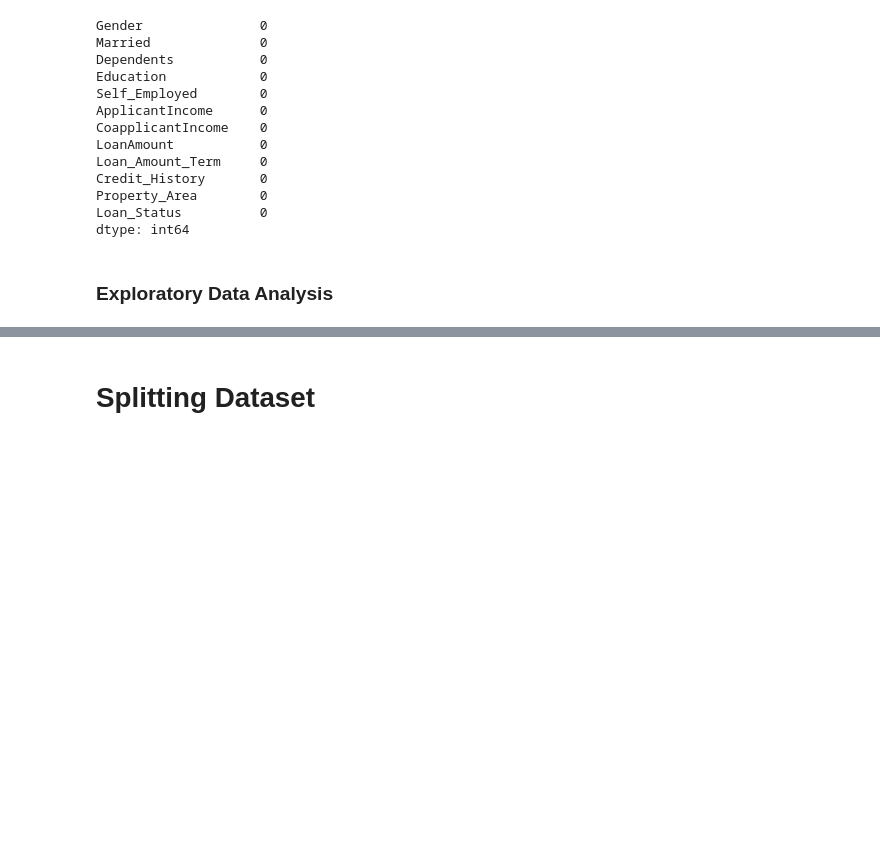
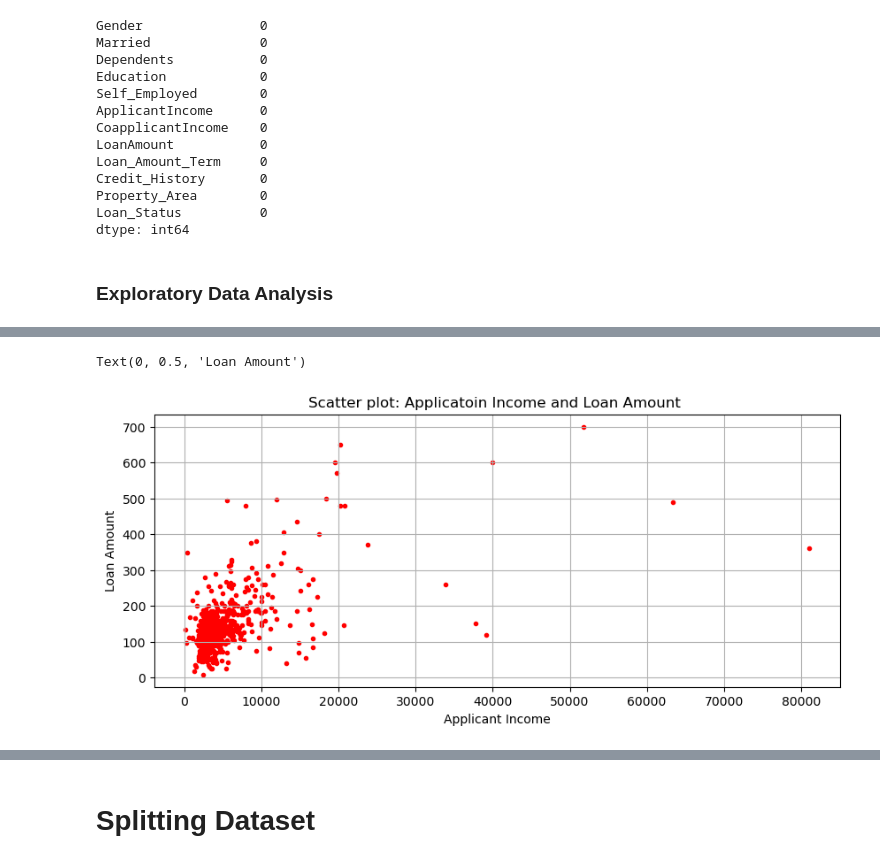
Before and after one commit to johncuevas51/Project_4_Group7, a Jupyter notebook: Loan_prediction_spark.ipynb, the cells around one changed output, grey strips where cells are left out. Drawn from its saved outputs; the diff is of its cells as text; code cells hidden in the pictures; blank space fills up the shorter version.

```diff
--- a/Loan_prediction_spark.ipynb
+++ b/Loan_prediction_spark.ipynb
@@ -250 +252,12 @@ Name: Education, dtype: int64
 [figure]
+# %%
+#Applicant income vs loan amount plot
+plt.figure(figsize=(10, 4))
+plt.title("Scatter plot: Applicatoin Income and Loan Amount ")
+plt.grid()
+plt.scatter(data['ApplicantIncome'], data['LoanAmount'], c='red', marker='.')
+plt.xlabel("Applicant Income")
+plt.ylabel("Loan Amount")
+# %% [output]
+Text(0, 0.5, 'Loan Amount')
+[figure, added]
```
Also changed, not shown: parts of 17 cells of this notebook.
